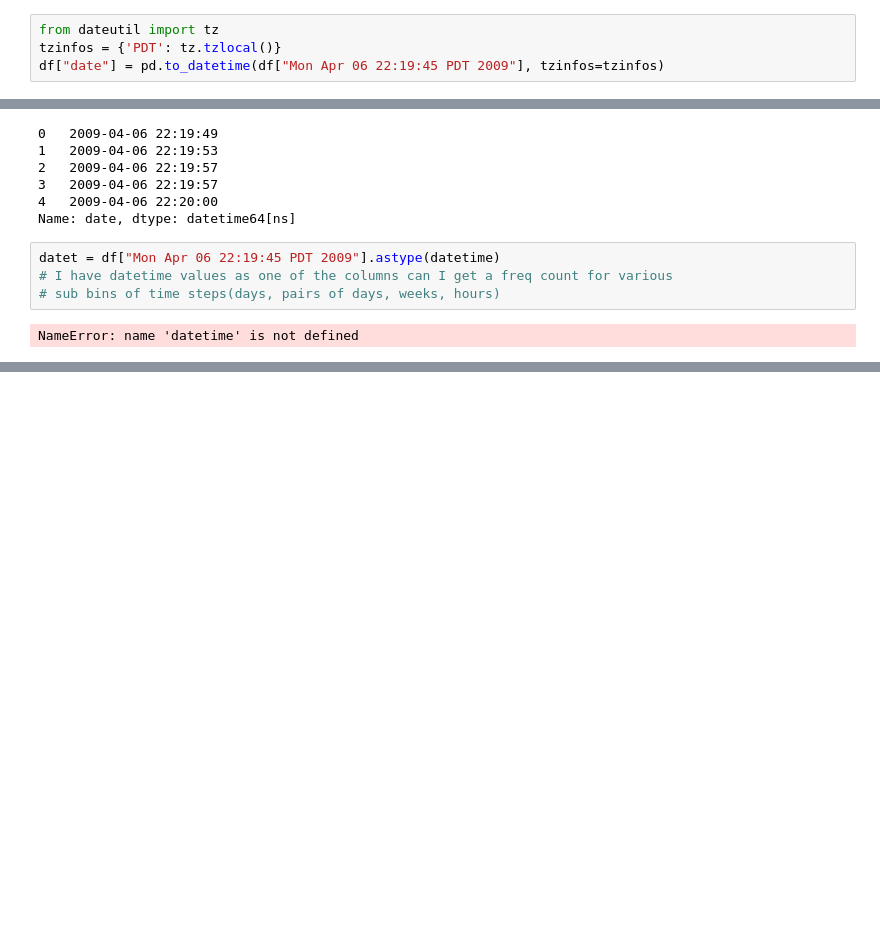
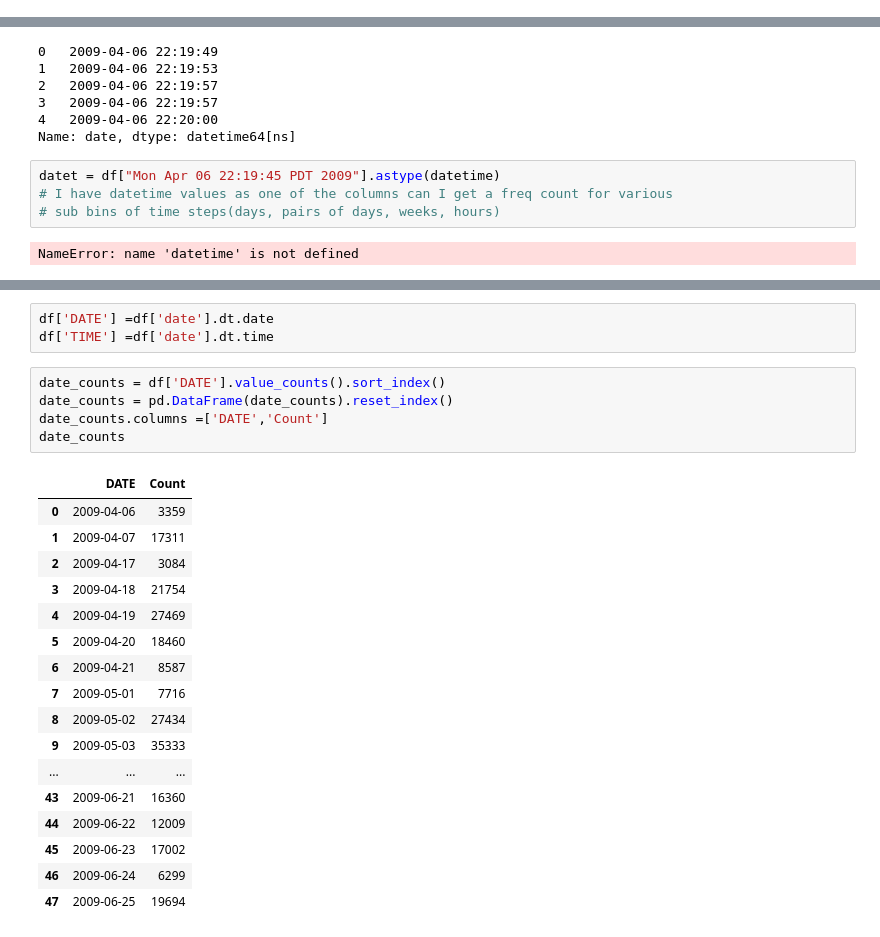
Before and after one commit to milooranm/ForecastingSentiment, a Jupyter notebook: someEDA.ipynb, the cells around one changed output, grey strips where cells are left out. Cells and saved outputs as stored; diff of their text form; blank space fills up the shorter version.

```diff
--- a/someEDA.ipynb
+++ b/someEDA.ipynb
@@ -103,4 +100,0 @@ df["date"] = pd.to_datetime(df["Mon Apr 06 22:19:45 PDT 2009"])
-# %%
-from dateutil import tz
-tzinfos = {'PDT': tz.tzlocal()}
-df["date"] = pd.to_datetime(df["Mon Apr 06 22:19:45 PDT 2009"], tzinfos=tzinfos)
@@ -123,0 +140,26 @@ NameError: name 'datetime' is not defined
+# %%
+df['DATE'] =df['date'].dt.date
+df['TIME'] =df['date'].dt.time
+# %%
+date_counts = df['DATE'].value_counts().sort_index()
+date_counts = pd.DataFrame(date_counts).reset_index()
+date_counts.columns =['DATE','Count']
+date_counts
+# %% [output]
+|  | DATE | Count |
+| 0 | 2009-04-06 | 3359 |
+| 1 | 2009-04-07 | 17311 |
+| 2 | 2009-04-17 | 3084 |
+| 3 | 2009-04-18 | 21754 |
+| 4 | 2009-04-19 | 27469 |
+| 5 | 2009-04-20 | 18460 |
+| 6 | 2009-04-21 | 8587 |
+| 7 | 2009-05-01 | 7716 |
+| 8 | 2009-05-02 | 27434 |
+| 9 | 2009-05-03 | 35333 |
+| ... | ... | ... |
+| 43 | 2009-06-21 | 16360 |
+| 44 | 2009-06-22 | 12009 |
+| 45 | 2009-06-23 | 17002 |
+| 46 | 2009-06-24 | 6299 |
+| 47 | 2009-06-25 | 19694 |
```
Also changed, not shown: parts of 16 cells of this notebook.
